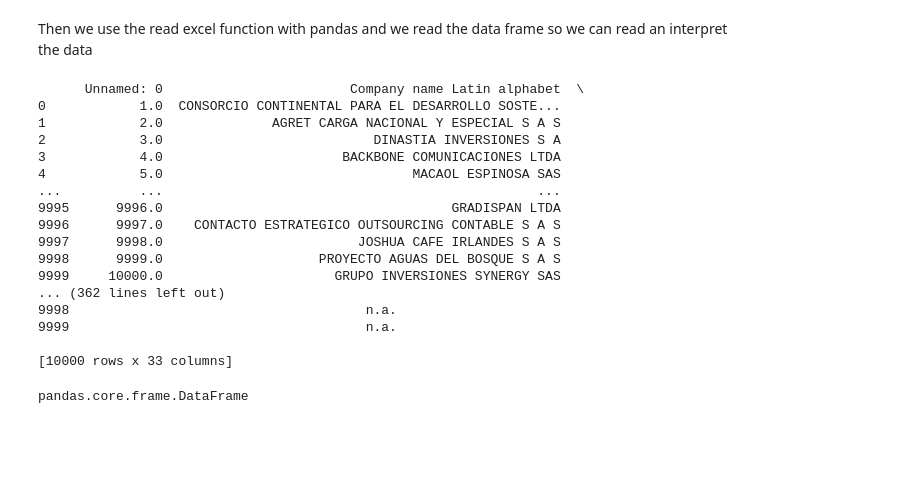
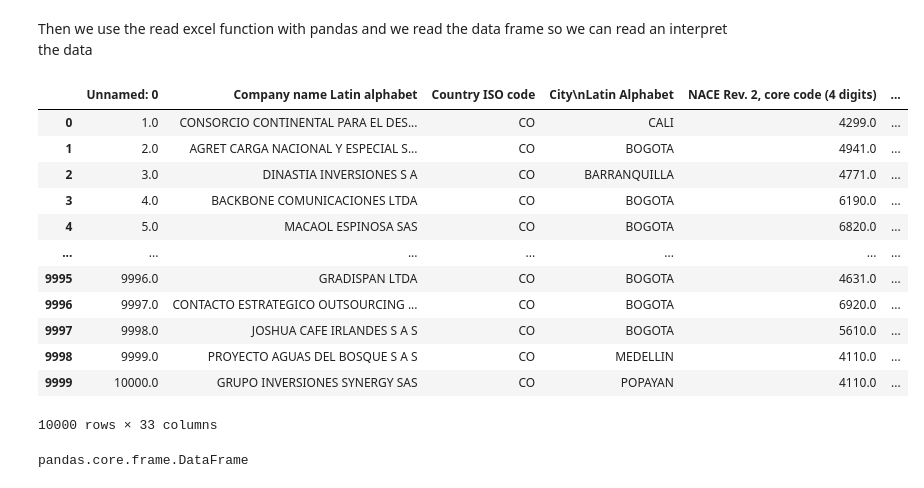
Before and after one commit to alexanderquispe/MediaLab_Summer_Python, a Jupyter notebook: assignments/assignment3/group_8_ass_3_2024.ipynb, the cells around one changed output. Drawn from its saved outputs; the diff is of its cells as text; code cells hidden in the pictures; blank space fills up the shorter version.

```diff
--- a/assignments/assignment3/group_8_ass_3_2024.ipynb
+++ b/assignments/assignment3/group_8_ass_3_2024.ipynb
@@ -16,25 +16,21 @@ excel_path = os.path.abspath(excel_path)
 Then we use the read excel function with pandas and we read the data frame so we can read an interpret the data
 # %%
 DataFrame = pd.read_excel(excel_path, sheet_name = "Results")
-print(DataFrame)
+DataFrame
 # %% [output]
+|  | Unnamed: 0 | Company name Latin alphabet | Country ISO code | City\nLatin Alphabet | NACE Rev. 2, core code (4 digits) | ... |
+| 0 | 1.0 | CONSORCIO CONTINENTAL PARA EL DES... | CO | CALI | 4299.0 | ... |
+| 1 | 2.0 | AGRET CARGA NACIONAL Y ESPECIAL S... | CO | BOGOTA | 4941.0 | ... |
+| 2 | 3.0 | DINASTIA INVERSIONES S A | CO | BARRANQUILLA | 4771.0 | ... |
+| 3 | 4.0 | BACKBONE COMUNICACIONES LTDA | CO | BOGOTA | 6190.0 | ... |
+| 4 | 5.0 | MACAOL ESPINOSA SAS | CO | BOGOTA | 6820.0 | ... |
+| ... | ... | ... | ... | ... | ... | ... |
+| 9995 | 9996.0 | GRADISPAN LTDA | CO | BOGOTA | 4631.0 | ... |
+| 9996 | 9997.0 | CONTACTO ESTRATEGICO OUTSOURCING ... | CO | BOGOTA | 6920.0 | ... |
+| 9997 | 9998.0 | JOSHUA CAFE IRLANDES S A S | CO | BOGOTA | 5610.0 | ... |
+| 9998 | 9999.0 | PROYECTO AGUAS DEL BOSQUE S A S | CO | MEDELLIN | 4110.0 | ... |
+| 9999 | 10000.0 | GRUPO INVERSIONES SYNERGY SAS | CO | POPAYAN | 4110.0 | ... |
-      Unnamed: 0                        Company name Latin alphabet  \
-0            1.0  CONSORCIO CONTINENTAL PARA EL DESARROLLO SOSTE...
-1            2.0              AGRET CARGA NACIONAL Y ESPECIAL S A S
-2            3.0                           DINASTIA INVERSIONES S A
-3            4.0                       BACKBONE COMUNICACIONES LTDA
-4            5.0                                MACAOL ESPINOSA SAS
-...          ...                                                ...
-9995      9996.0                                     GRADISPAN LTDA
-9996      9997.0    CONTACTO ESTRATEGICO OUTSOURCING CONTABLE S A S
-9997      9998.0                         JOSHUA CAFE IRLANDES S A S
-9998      9999.0                    PROYECTO AGUAS DEL BOSQUE S A S
-9999     10000.0                      GRUPO INVERSIONES SYNERGY SAS
-... (362 lines left out)
-9998                                      n.a.
-9999                                      n.a.
-
-[10000 rows x 33 columns]
+10000 rows × 33 columns
 # %%
 type(DataFrame)
 # %% [output]
```
Also changed, not shown: parts of 8 cells of this notebook.
